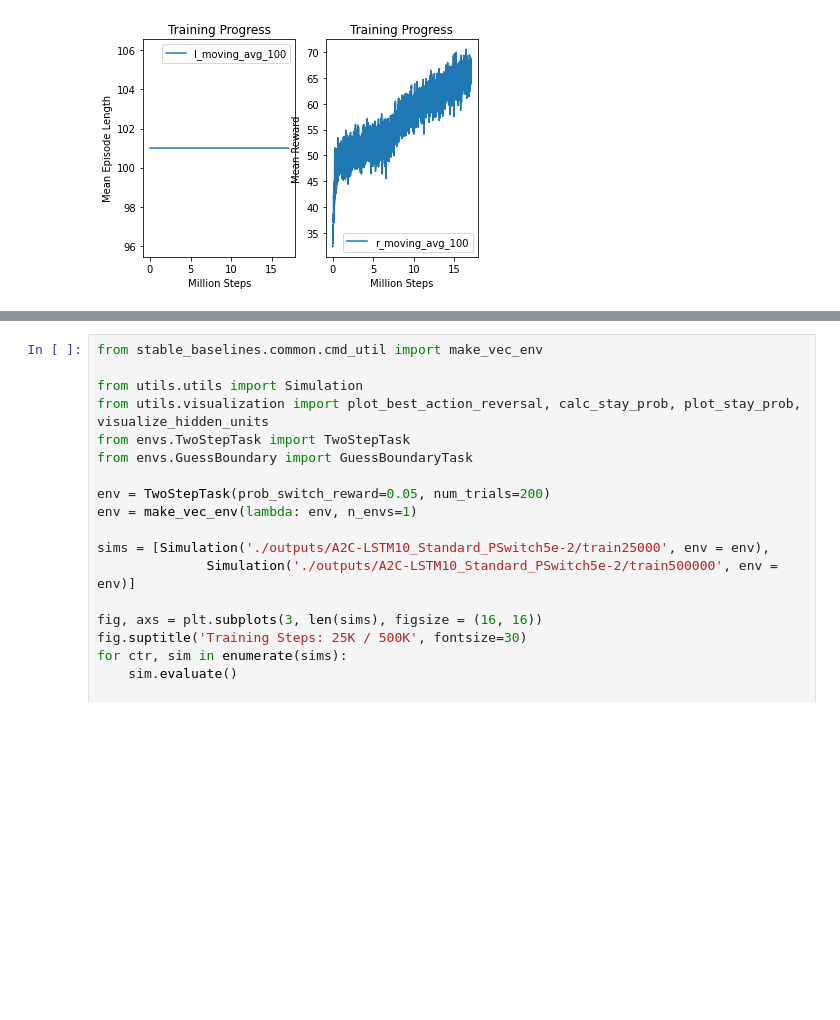
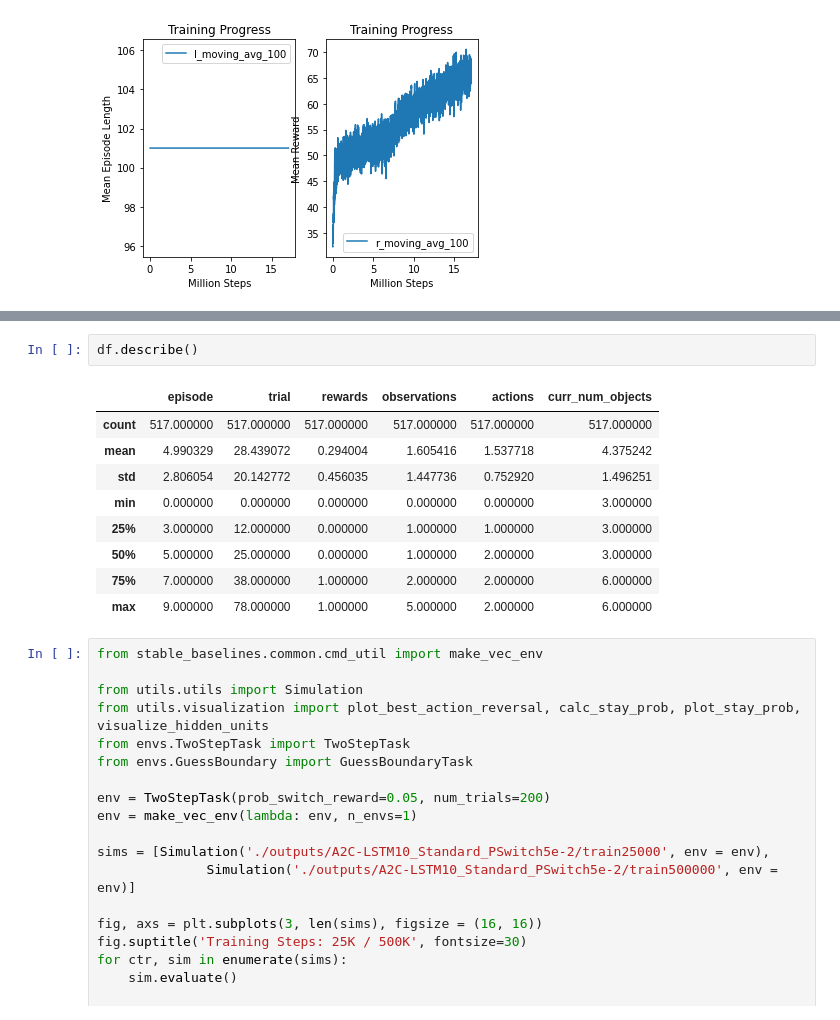
Before and after one commit to jasonmhwu/noisyMetaRL, a Jupyter notebook: TwoStepTaskVis.ipynb, the cells around one changed output, grey strips where cells are left out. Cells and saved outputs as stored; diff of their text form; blank space fills up the shorter version.

```diff
--- a/TwoStepTaskVis.ipynb
+++ b/TwoStepTaskVis.ipynb
@@ -149,3 +176,15 @@ for name, group in df_grouped:
+# %%
+df.describe()
+# %% [output]
+|  | episode | trial | rewards | observations | actions | curr_num_objects |
+| count | 517.000000 | 517.000000 | 517.000000 | 517.000000 | 517.000000 | 517.000000 |
+| mean | 4.990329 | 28.439072 | 0.294004 | 1.605416 | 1.537718 | 4.375242 |
+| std | 2.806054 | 20.142772 | 0.456035 | 1.447736 | 0.752920 | 1.496251 |
+| min | 0.000000 | 0.000000 | 0.000000 | 0.000000 | 0.000000 | 3.000000 |
+| 25% | 3.000000 | 12.000000 | 0.000000 | 1.000000 | 1.000000 | 3.000000 |
+| 50% | 5.000000 | 25.000000 | 0.000000 | 1.000000 | 2.000000 | 3.000000 |
+| 75% | 7.000000 | 38.000000 | 1.000000 | 2.000000 | 2.000000 | 6.000000 |
+| max | 9.000000 | 78.000000 | 1.000000 | 5.000000 | 2.000000 | 6.000000 |
 # %%
 from stable_baselines.common.cmd_util import make_vec_env
 
```
Also changed, not shown: parts of 4 cells of this notebook, 2 other files.
